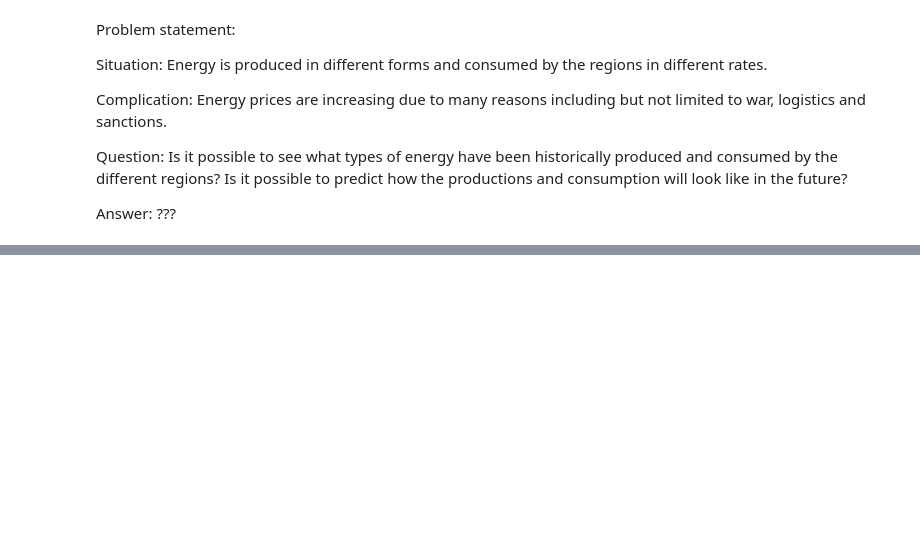
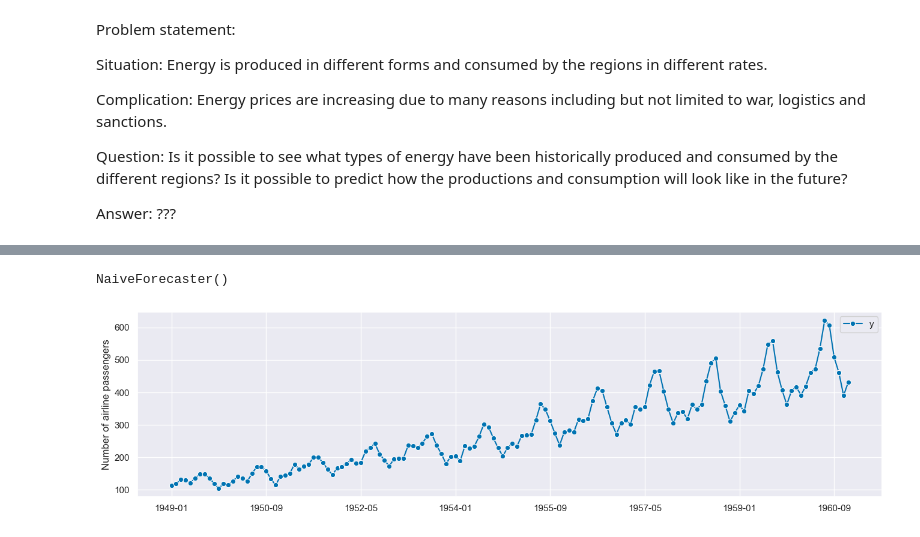
Before and after one commit to mnikolop/case3-swedish-energy, a Jupyter notebook: code/5-forecasting.ipynb, the cells around one changed output, grey strips where cells are left out. Drawn from its saved outputs; the diff is of its cells as text; code cells hidden in the pictures; blank space fills up the shorter version.

```diff
--- a/code/5-forecasting.ipynb
+++ b/code/5-forecasting.ipynb
@@ -121,0 +150,13 @@ energidata.ar = pd.to_datetime(energidata.ar, format='%Y-%m-%d').dt.year
+# %%
+# Get our airline data:
+y = load_airline()
+plot_series(y, labels=["y"])
+
+# Instantiate:
+forecaster = NaiveForecaster()
+
+# Fit:
+forecaster.fit(y)
+# %% [output]
+NaiveForecaster()
+[figure, added]
```
Also changed, not shown: parts of 13 cells of this notebook, 1 other file.
